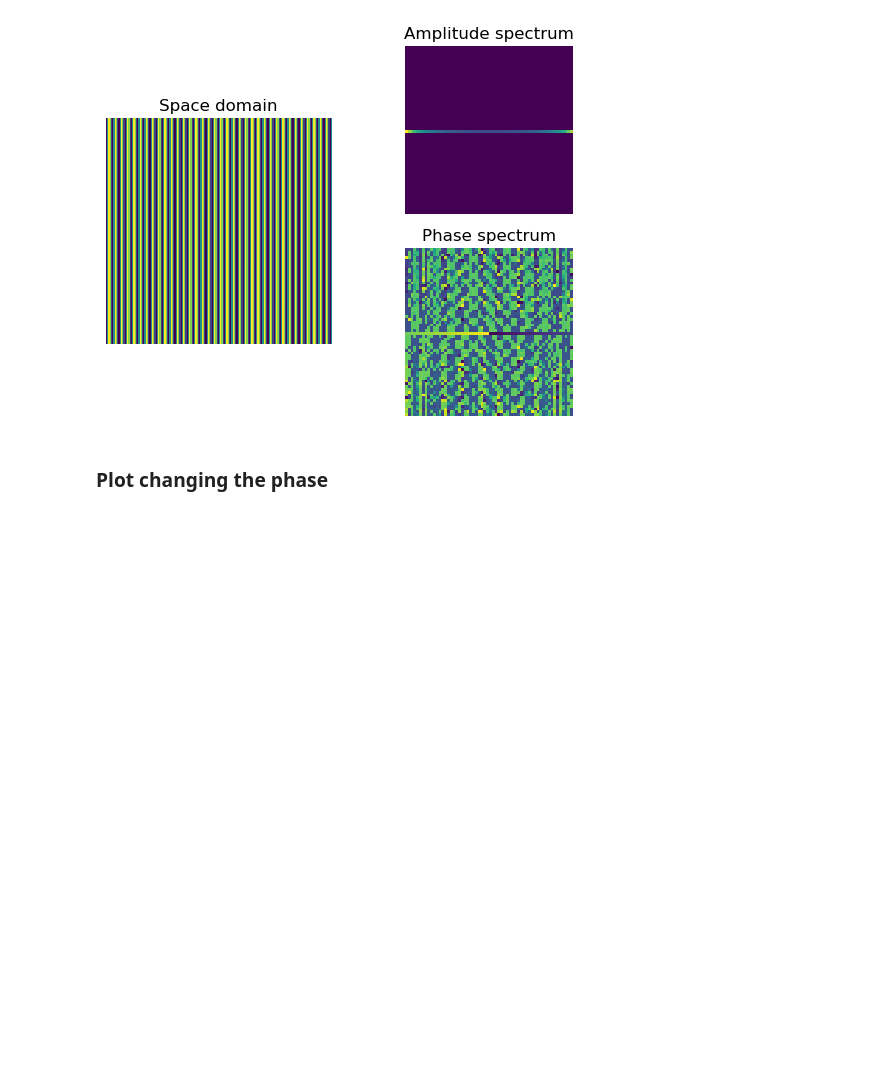
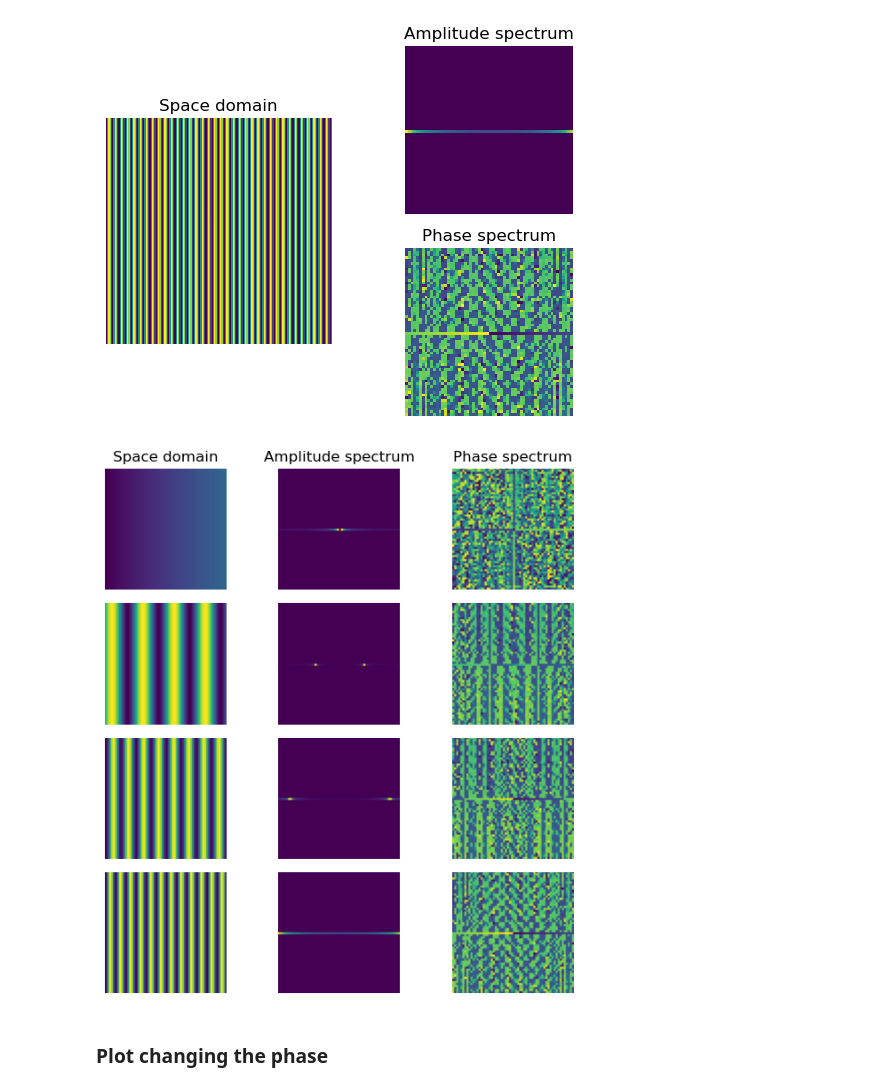
Before and after one commit to borlafgis/MXC_FourierApps, a Jupyter notebook: FourierMXC_08_2D/Fourier_2D.ipynb, the cells around one changed output. Drawn from its saved outputs; the diff is of its cells as text; code cells hidden in the pictures; blank space fills up the shorter version.

Commit message:
Rewrite to support animations and static plots

```diff
--- a/FourierMXC_08_2D/Fourier_2D.ipynb
+++ b/FourierMXC_08_2D/Fourier_2D.ipynb
@@ -83,6 +83,45 @@ def plot_cube(space_cube, power_cube, phase_cube, start=61, end=121, itp="neares
         display.clear_output(wait=True)
 
         time.sleep(wait)
+# %%
+def plot_slices(space_cube, power_cube, phase_cube, nslices=4, start=61, end=121, itp=None):
+
+    # Make a subplots
+    figsize = (6.4, nslices * 1.6)
+    canvas, panels = plt.subplots(
+        nrows=nslices, ncols=3, sharex=True, sharey=True, figsize=figsize
+        )
+    panels[0, 0].set_title("Space domain")
+    panels[0, 1].set_title("Amplitude spectrum")
+    panels[0, 2].set_title("Phase spectrum")
+
+    # Set the panel styles
+    for panel in panels.flat:
+        panel.axis("off");
+
+    # plot
+    slices = np.round(np.linspace(0, space_cube.shape[0]-1, nslices)).astype(int)
+    for row_idx, slice_idx in enumerate(slices):
+
+        # show original image
+        panels[row_idx, 0].imshow(
+            space_cube[slice_idx, :, :],
+            interpolation=itp
+            )
+
+        # show amplitude spectrum
+        panels[row_idx, 1].imshow(
+            power_cube[slice_idx, start:end, start:end],
+            interpolation=itp
+            )
+
+        # show phase spectrum
+        panels[row_idx, 2].imshow(
+            phase_cube[slice_idx, start:end, start:end],
+            interpolation=itp
+            )
+
+    canvas.tight_layout()
 # %% [markdown]
 ### Plot changing frequency
 # %%
@@ -100,5 +139,9 @@ plot_cube(change_freq, *extract_power_angle(change_freq))
 # %% [output]
 [figure]
+# %%
+plot_slices(change_freq, *extract_power_angle(change_freq))
+# %% [output]
+[figure, added]
 # %% [markdown]
 ### Plot changing the phase
 # %%
```
Also changed, not shown: parts of 9 cells of this notebook.
